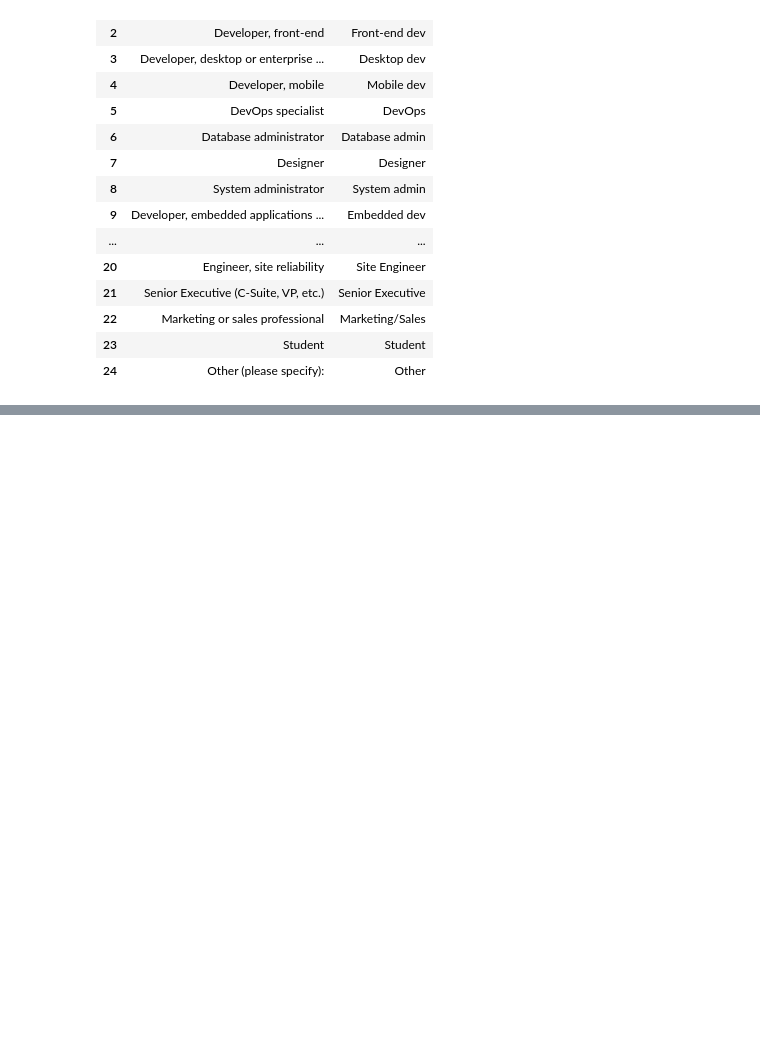
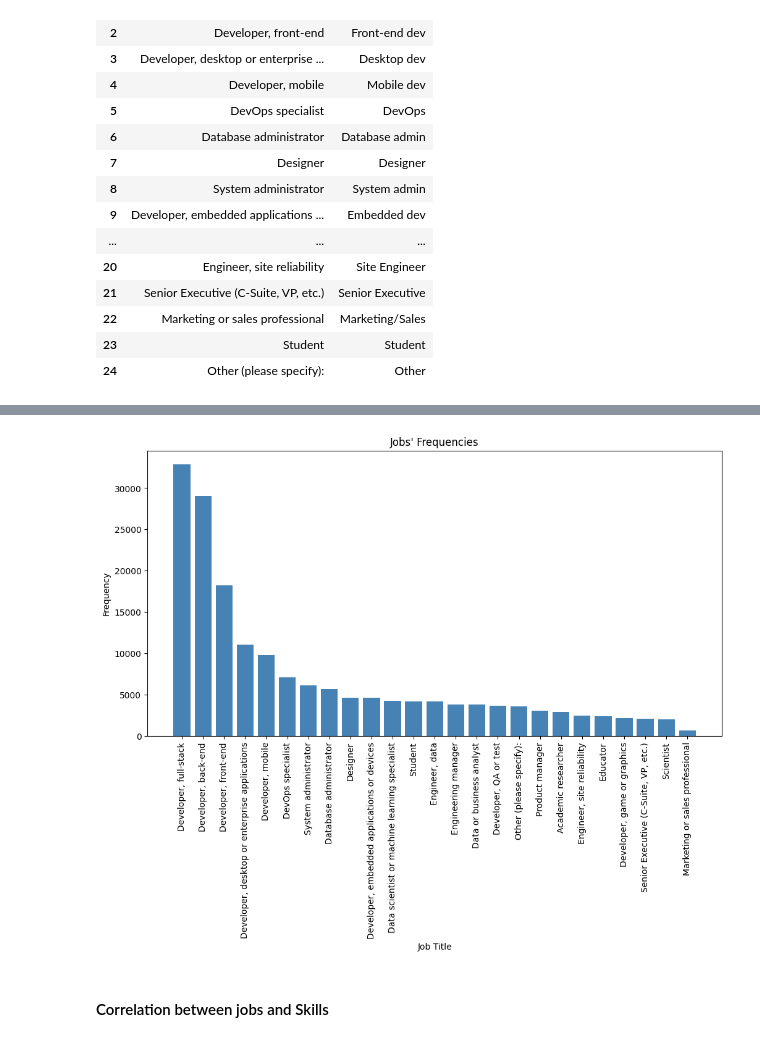
Before and after one commit to Aakame/jobs_and_technologies, a Jupyter notebook: preprocessing.ipynb, the cells around one changed output, grey strips where cells are left out. Saved outputs shown, nothing was run; the diff lists cells and outputs as text; code cells hidden in the pictures; blank space fills up the shorter version.

Commit message:
todo correlation

```diff
--- a/preprocessing.ipynb
+++ b/preprocessing.ipynb
@@ -32,3 +44,30 @@ roles_names
 | 22 | Marketing or sales professional | Marketing/Sales |
 | 23 | Student | Student |
 | 24 | Other (please specify): | Other |
+# %%
+ROLE_COLS      = ['DevType']
+TECH_COLS      = ['LanguageHaveWorkedWith',
+                  'DatabaseHaveWorkedWith',
+                  'PlatformHaveWorkedWith',
+                  'WebframeHaveWorkedWith',
+                  'MiscTechHaveWorkedWith',
+                  'ToolsTechHaveWorkedWith',
+                  'NEWCollabToolsHaveWorkedWith']
+# %%
+#takes a list of columns names to binarize, returns a set of binarazed dataframes for each column
+def binarization(dataframe,columns_list):
+    encoded_dataframes = {}
+    for col in columns_list:
+        binarizer = MultiLabelBinarizer()
+        encoded_df = pd.DataFrame(binarizer.fit_transform(dataframe[col]),
+                                columns=binarizer.classes_,
+                                index=df[col].index)
+        encoded_dataframes[col] = encoded_df
+    return encoded_dataframes
+# %%
+col_list=ROLE_COLS + TECH_COLS
+encoded_dfs=binarization(df,col_list)
+# %%
+# concatenate encoded dfs into a single df
+data = pd.concat(encoded_dfs, axis=1)
+data.head(5)
@@ -34,0 +82,16 @@ roles_names
+# %%
+#jobs' frequencies
+jobs_freq = data['DevType'].copy().sum().sort_values( ascending=False).reset_index()
+job_titles = jobs_freq['index']
+frequencies = jobs_freq[0]
+
+
+plt.figure(figsize=(12, 6))
+plt.bar(job_titles, frequencies, color='steelblue')
+plt.xticks(rotation=90)
+plt.xlabel('Job Title')
+plt.ylabel('Frequency')
+plt.title('Jobs\' Frequencies')
+plt.show()
+# %% [output]
+[figure, added]
@@ -34,0 +113,2 @@ roles_names
+# %% [markdown]
+#### Correlation between jobs and Skills
```
Also changed, not shown: parts of 9 cells of this notebook, 2 other files.
